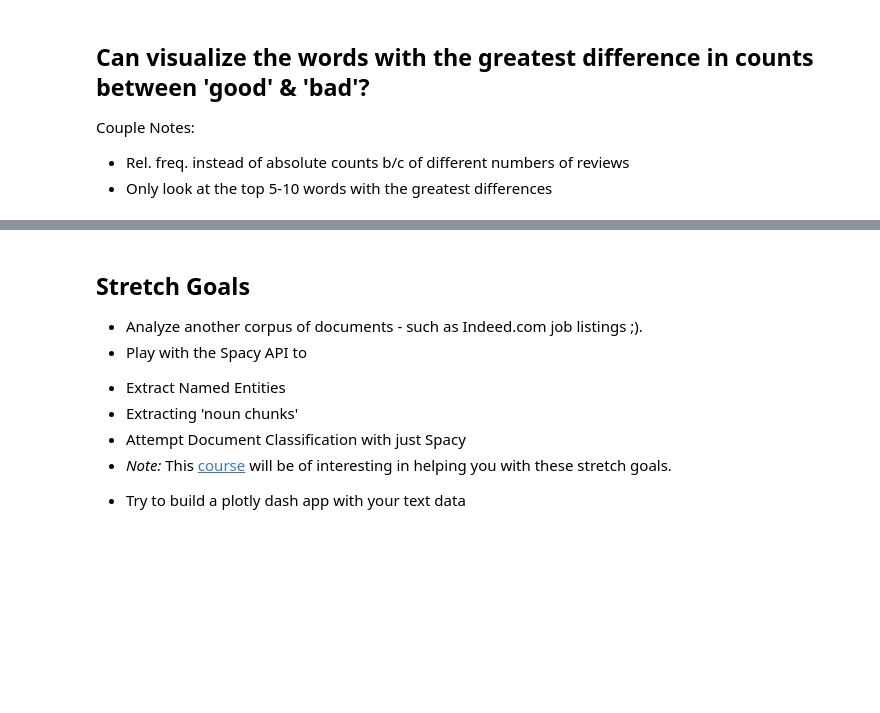
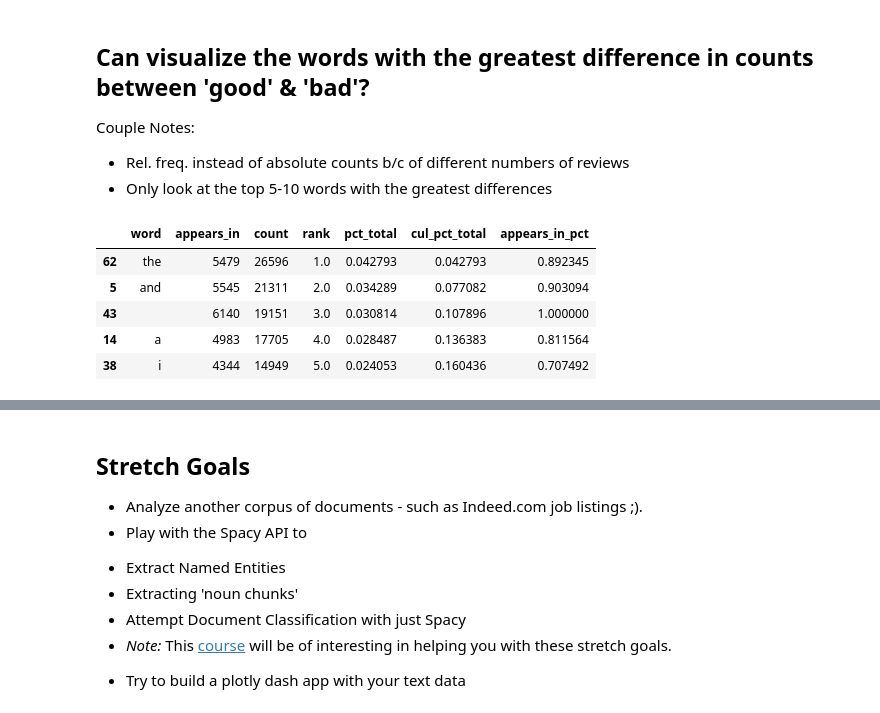
Before and after one commit to dakotagporter/DS-Unit-4-Sprint-1-NLP, a Jupyter notebook: module1-text-data/LS_DS_411_Text_Data_Assignment.ipynb, the cells around one changed output, grey strips where cells are left out. Cells and saved outputs as stored; diff of their text form; code cells hidden in the pictures; blank space fills up the shorter version.

```diff
--- a/module1-text-data/LS_DS_411_Text_Data_Assignment.ipynb
+++ b/module1-text-data/LS_DS_411_Text_Data_Assignment.ipynb
@@ -81,2 +86,0 @@ def tokenize(text):
-# %%
-shops["tokens"] = shops["full_review_text"].apply(tokenize)
@@ -144,6 +144,56 @@ OSError: [E050] Can't find model 'en_core_web_lg'. It doesn't seem to be a short
+# %%
+# Now we can view counts again (this time subset DataFrame by rating)
+
+# Subset DataFrame into 'bad' (1-3) and 'good' (4-5) ratings
+shops["star_rating"] = [float(x) for x in shops["star_rating"]]
+
+mask = shops["star_rating"] >= 4.0
+good = shops[mask]
+bad = shops[~mask]
 # %% [markdown]
 ## Can visualize the words with the greatest difference in counts between 'good' & 'bad'?
 
 Couple Notes:
 - Rel. freq. instead of absolute counts b/c of different numbers of reviews
 - Only look at the top 5-10 words with the greatest differences
+# %%
+def count(docs):
+
+        word_counts = Counter()
+        appears_in = Counter()
+
+        total_docs = len(docs)
+
+        for doc in docs:
+            word_counts.update(doc)
+            appears_in.update(set(doc))
+
+        temp = zip(word_counts.keys(), word_counts.values())
+
+        wc = pd.DataFrame(temp, columns = ['word', 'count'])
+
+        wc['rank'] = wc['count'].rank(method='first', ascending=False)
+        total = wc['count'].sum()
+
+        wc['pct_total'] = wc['count'].apply(lambda x: x / total)
+
+        wc = wc.sort_values(by='rank')
+        wc['cul_pct_total'] = wc['pct_total'].cumsum()
+
+        t2 = zip(appears_in.keys(), appears_in.values())
+        ac = pd.DataFrame(t2, columns=['word', 'appears_in'])
+        wc = ac.merge(wc, on='word')
+
+        wc['appears_in_pct'] = wc['appears_in'].apply(lambda x: x / total_docs)
+
+        return wc.sort_values(by='rank')
+# %%
+good_wc = count(good["tokens"])
+good_wc.head()
+# %% [output]
+|  | word | appears_in | count | rank | pct_total | cul_pct_total | appears_in_pct |
+| 62 | the | 5479 | 26596 | 1.0 | 0.042793 | 0.042793 | 0.892345 |
+| 5 | and | 5545 | 21311 | 2.0 | 0.034289 | 0.077082 | 0.903094 |
+| 43 |  | 6140 | 19151 | 3.0 | 0.030814 | 0.107896 | 1.000000 |
+| 14 | a | 4983 | 17705 | 4.0 | 0.028487 | 0.136383 | 0.811564 |
+| 38 | i | 4344 | 14949 | 5.0 | 0.024053 | 0.160436 | 0.707492 |
```
Also changed, not shown: parts of 17 cells of this notebook.
